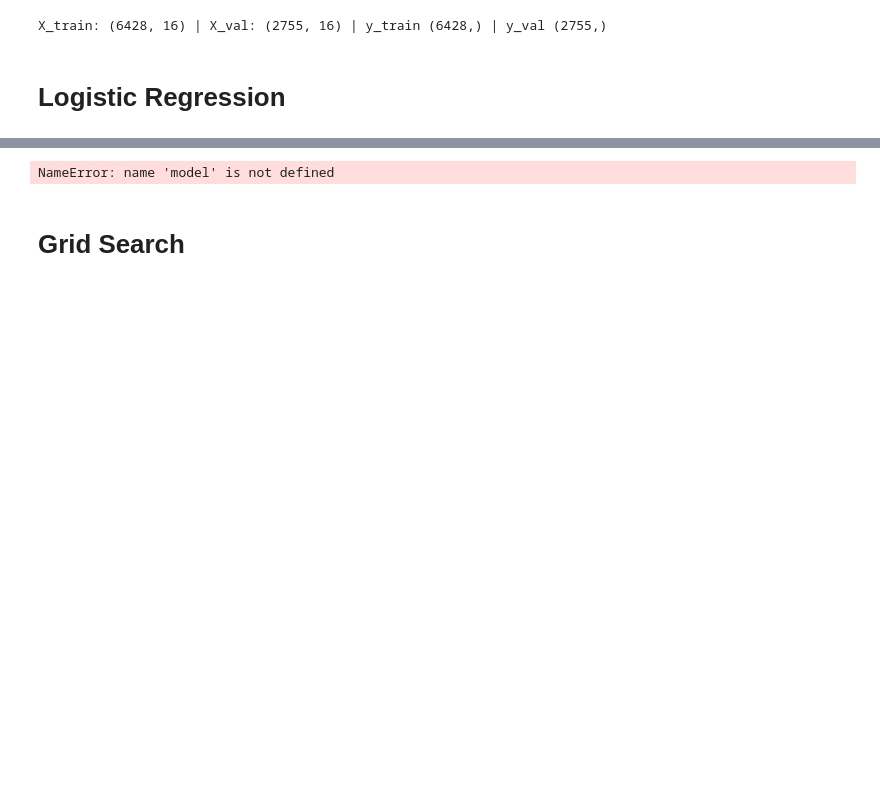
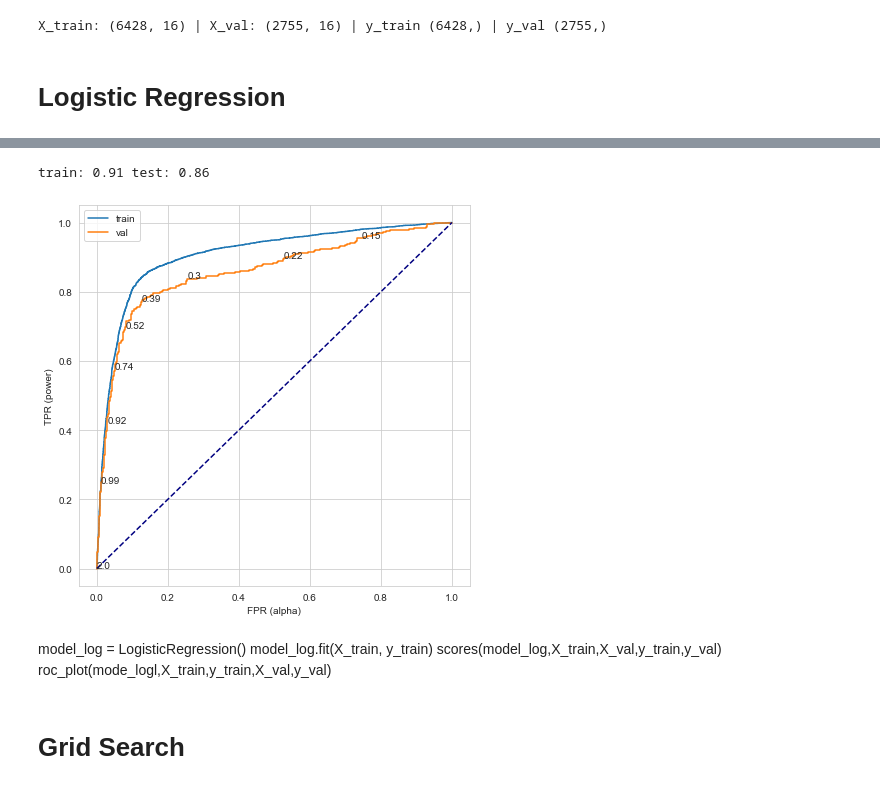
Before and after one commit to nielsbclausen/Mod_5_Project, a Jupyter notebook: laura_nb.ipynb, the cells around one changed output, grey strips where cells are left out. Cells and saved outputs as stored; diff of their text form; code cells hidden in the pictures; blank space fills up the shorter version.

```diff
--- a/laura_nb.ipynb
+++ b/laura_nb.ipynb
@@ -194,3 +196,33 @@ def roc_plot(model,X_train,y_train,X_val,y_val):
     plt.xlabel('FPR (alpha)')
     plt.legend(['train','val'])
     plt.show()
+# %%
+from sklearn.metrics import roc_auc_score
+def scores(model,X_train,X_val,y_train,y_val):
+    train_prob = model.predict_proba(X_train)[:,1]
+    val_prob = model.predict_proba(X_val)[:,1]
+    train = roc_auc_score(y_train,train_prob)
+    val = roc_auc_score(y_val,val_prob)
+    print('train:',round(train,2),'test:',round(val,2))
+# %%
+def annot(fpr,tpr,thr):
+    k=0
+    for i,j in zip(fpr,tpr):
+        if k %50 == 0:
+            plt.annotate(round(thr[k],2),xy=(i,j), textcoords='data')
+        k+=1
+# %%
+from sklearn.metrics import roc_curve
+def roc_plot(model,X_train,y_train,X_val,y_val):
+    train_prob = model.predict_proba(X_train)[:,1]
+    val_prob = model.predict_proba(X_val)[:,1]
+    plt.figure(figsize=(7,7))
+    for data in [[y_train, train_prob],[y_val, val_prob]]: # ,[y_test, test_prob]
+        fpr, tpr, threshold = roc_curve(data[0], data[1])
+        plt.plot(fpr, tpr)
+    annot(fpr, tpr, threshold)
+    plt.plot([0, 1], [0, 1], color='navy', linestyle='--')
+    plt.ylabel('TPR (power)')
+    plt.xlabel('FPR (alpha)')
+    plt.legend(['train','val'])
+    plt.show()
@@ -667,10 +714,18 @@ Name: Revenue, dtype: int64
 <matplotlib.axes._subplots.AxesSubplot at 0x...>
 [figure]
 # %%
-scores(model,X_train,X_val,y_train,y_val)
-roc_plot(model,X_train,y_train,X_val,y_val)
+model_log = LogisticRegression()
+model_log.fit(X_train, y_train)
+scores(model_log,X_train,X_val,y_train,y_val)
+roc_plot(model_log,X_train,y_train,X_val,y_val)
 # %% [output]
-NameError: name 'model' is not defined
+train: 0.91 test: 0.86
+[figure, added]
+# %% [markdown]
+model_log = LogisticRegression()
+model_log.fit(X_train, y_train)
+scores(model_log,X_train,X_val,y_train,y_val)
+roc_plot(mode_logl,X_train,y_train,X_val,y_val)
 # %% [markdown]
 # Grid Search
 # %%
```
Also changed, not shown: parts of 41 cells of this notebook.
